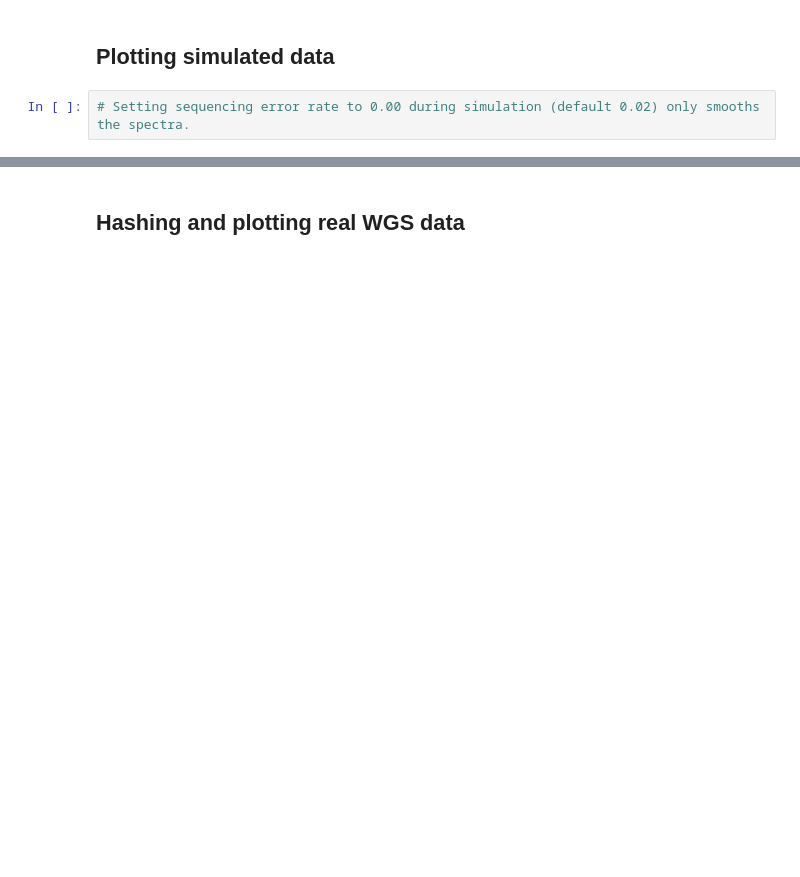
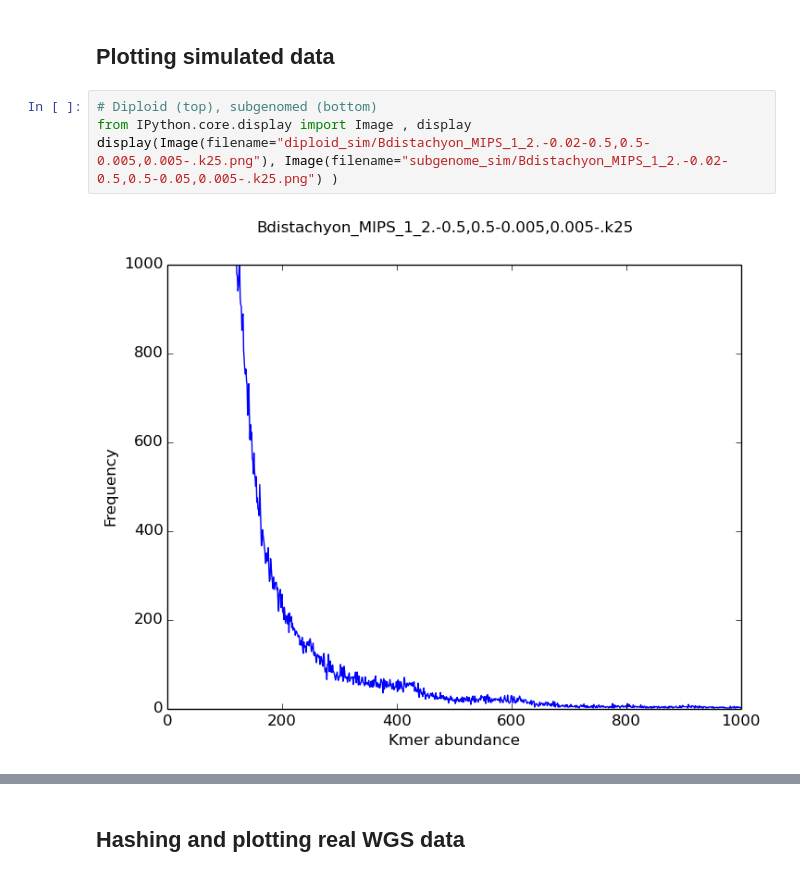
Before and after one commit to digitase/brachy_khmer, a Jupyter notebook: doc/brachy_khmer.ipynb, the cells around one changed output, grey strips where cells are left out. Saved outputs shown, nothing was run; the diff lists cells and outputs as text; blank space fills up the shorter version.

Commit message:
Added most kmer spectra graphs to notebook.

```diff
--- a/doc/brachy_khmer.ipynb
+++ b/doc/brachy_khmer.ipynb
@@ -317,4 +325,8 @@ cd diploid_sim/
 # %% [markdown]
 ## Plotting simulated data
-# %%
-# Setting sequencing error rate to 0.00 during simulation (default 0.02) only smooths the spectra.
+# %%
+# Diploid (top), subgenomed (bottom)
+from IPython.core.display import Image , display
+display(Image(filename="diploid_sim/Bdistachyon_MIPS_1_2.-0.02-0.5,0.5-0.005,0.005-.k25.png"), Image(filename="subgenome_sim/Bdistachyon_MIPS_1_2.-0.02-0.5,0.5-0.05,0.005-.k25.png") )
+# %% [output]
+[figure, added]
```
Also changed, not shown: parts of 16 cells of this notebook.
